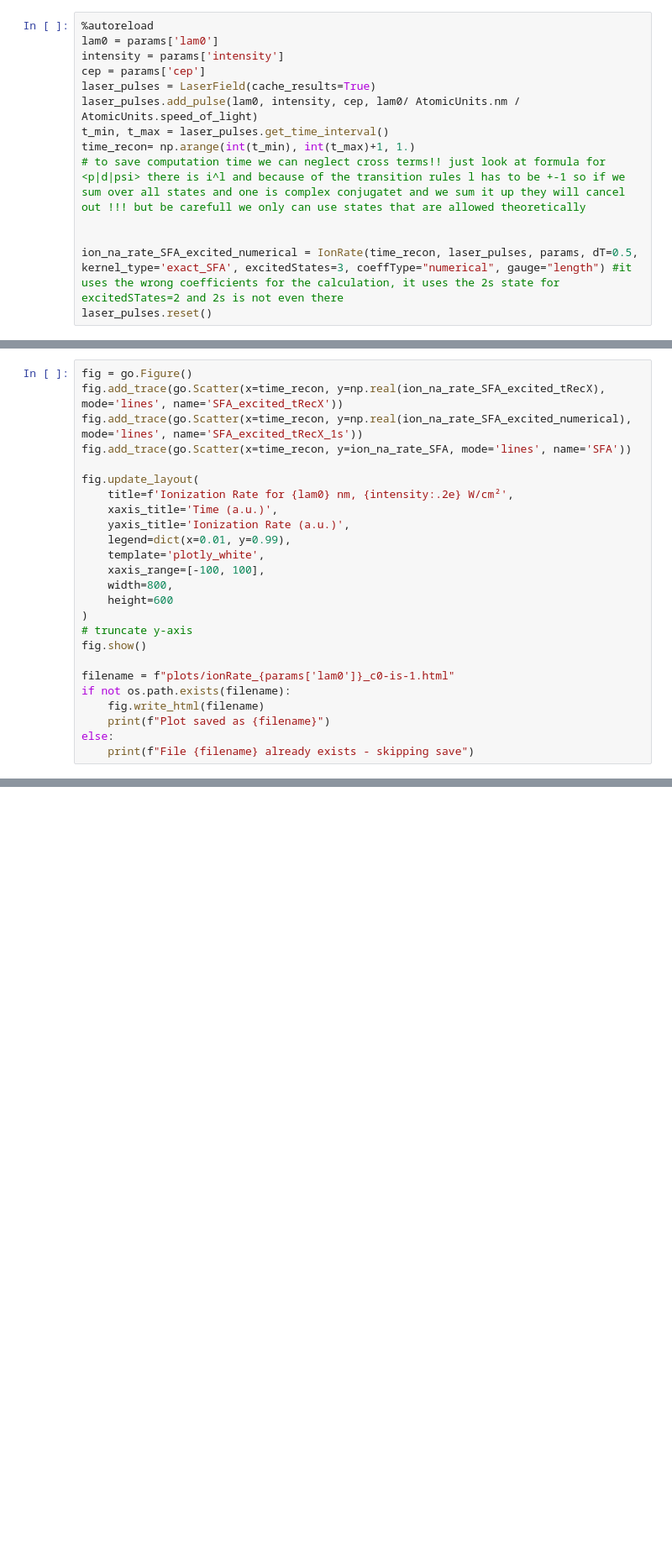
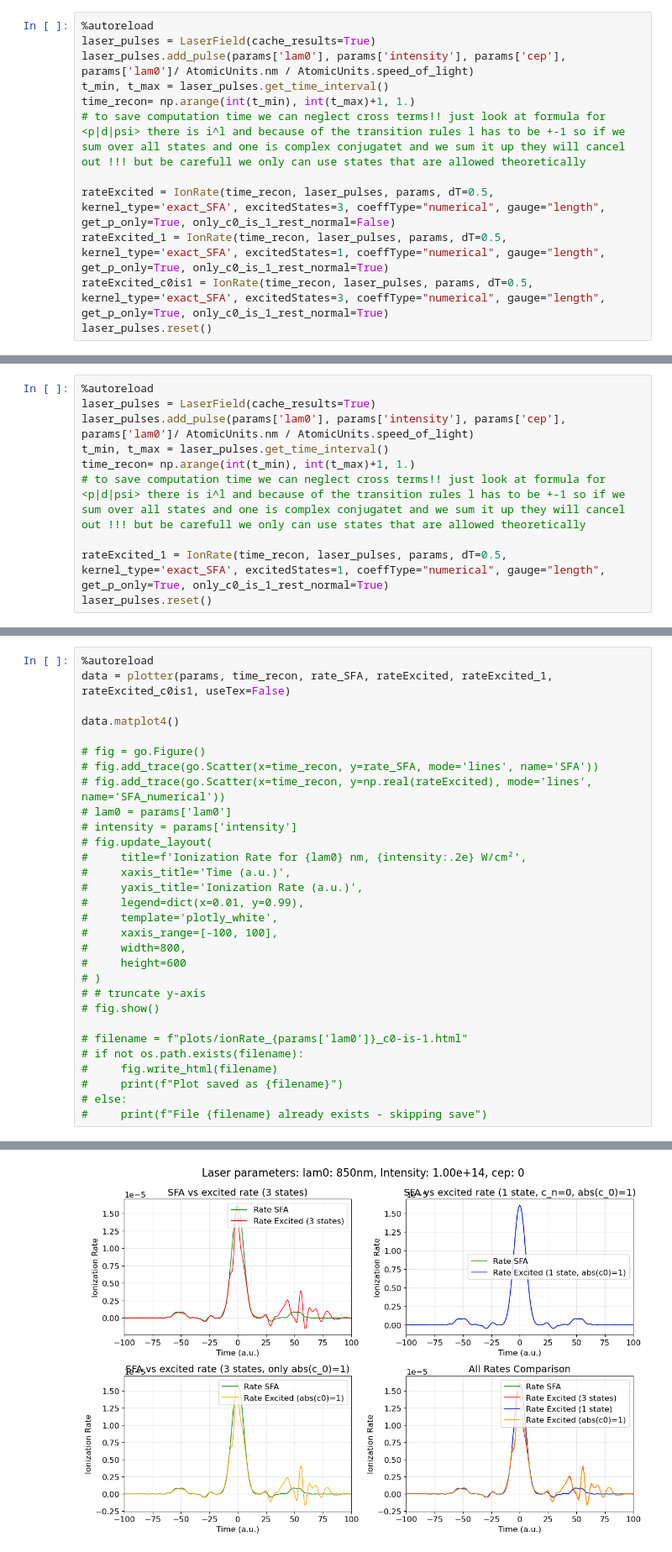
Before and after one commit to joporsch04/Bachelor-thesis, a Jupyter notebook: ionModel/python/verification.ipynb, the cells around one changed output, grey strips where cells are left out. Shown at 84% size. Cells and saved outputs as stored; diff of their text form; blank space fills up the shorter version.

```diff
--- a/ionModel/python/verification.ipynb
+++ b/ionModel/python/verification.ipynb
@@ -50,15 +35,13 @@ laser_pulses.reset()
 # %%
 %autoreload
-lam0 = params['lam0']
-intensity = params['intensity']
-cep = params['cep']
 laser_pulses = LaserField(cache_results=True)
-laser_pulses.add_pulse(lam0, intensity, cep, lam0/ AtomicUnits.nm / AtomicUnits.speed_of_light)
+laser_pulses.add_pulse(params['lam0'], params['intensity'], params['cep'], params['lam0']/ AtomicUnits.nm / AtomicUnits.speed_of_light)
 t_min, t_max = laser_pulses.get_time_interval()
 time_recon= np.arange(int(t_min), int(t_max)+1, 1.)
 # to save computation time we can neglect cross terms!! just look at formula for <p|d|psi> there is i^l and because of the transition rules l has to be +-1 so if we sum over all states and one is complex conjugatet and we sum it up they will cancel out !!! but be carefull we only can use states that are allowed theoretically
 
-
-ion_na_rate_SFA_excited_numerical = IonRate(time_recon, laser_pulses, params, dT=0.5, kernel_type='exact_SFA', excitedStates=3, coeffType="numerical", gauge="length") #it uses the wrong coefficients for the calculation, it uses the 2s state for excitedSTates=2 and 2s is not even there
+rateExcited = IonRate(time_recon, laser_pulses, params, dT=0.5, kernel_type='exact_SFA', excitedStates=3, coeffType="numerical", gauge="length", get_p_only=True, only_c0_is_1_rest_normal=False)
+rateExcited_1 = IonRate(time_recon, laser_pulses, params, dT=0.5, kernel_type='exact_SFA', excitedStates=1, coeffType="numerical", gauge="length", get_p_only=True, only_c0_is_1_rest_normal=True)
+rateExcited_c0is1 = IonRate(time_recon, laser_pulses, params, dT=0.5, kernel_type='exact_SFA', excitedStates=3, coeffType="numerical", gauge="length", get_p_only=True, only_c0_is_1_rest_normal=True)
 laser_pulses.reset()
 # %% [output]
@@ -81,0 +51,10 @@ Basis states (6): [(1, 0, 0), (2, 0, 0), (2, 1, 0), (3, 0, 0), (3, 1, 0), (3, 2,
+# %%
+%autoreload
+laser_pulses = LaserField(cache_results=True)
+laser_pulses.add_pulse(params['lam0'], params['intensity'], params['cep'], params['lam0']/ AtomicUnits.nm / AtomicUnits.speed_of_light)
+t_min, t_max = laser_pulses.get_time_interval()
+time_recon= np.arange(int(t_min), int(t_max)+1, 1.)
+# to save computation time we can neglect cross terms!! just look at formula for <p|d|psi> there is i^l and because of the transition rules l has to be +-1 so if we sum over all states and one is complex conjugatet and we sum it up they will cancel out !!! but be carefull we only can use states that are allowed theoretically
+
+rateExcited_1 = IonRate(time_recon, laser_pulses, params, dT=0.5, kernel_type='exact_SFA', excitedStates=1, coeffType="numerical", gauge="length", get_p_only=True, only_c0_is_1_rest_normal=True)
+laser_pulses.reset()
@@ -82,26 +63,31 @@ Basis states (6): [(1, 0, 0), (2, 0, 0), (2, 1, 0), (3, 0, 0), (3, 1, 0), (3, 2,
 # %%
-fig = go.Figure()
-fig.add_trace(go.Scatter(x=time_recon, y=np.real(ion_na_rate_SFA_excited_tRecX), mode='lines', name='SFA_excited_tRecX'))
-fig.add_trace(go.Scatter(x=time_recon, y=np.real(ion_na_rate_SFA_excited_numerical), mode='lines', name='SFA_excited_tRecX_1s'))
-fig.add_trace(go.Scatter(x=time_recon, y=ion_na_rate_SFA, mode='lines', name='SFA'))
+%autoreload
+data = plotter(params, time_recon, rate_SFA, rateExcited, rateExcited_1, rateExcited_c0is1, useTex=False)
 
-fig.update_layout(
-    title=f'Ionization Rate for {lam0} nm, {intensity:.2e} W/cm²',
-    xaxis_title='Time (a.u.)',
-    yaxis_title='Ionization Rate (a.u.)',
-    legend=dict(x=0.01, y=0.99),
-    template='plotly_white',
-    xaxis_range=[-100, 100],
-    width=800,
-    height=600
-)
-# truncate y-axis
-fig.show()
+data.matplot4()
 
-filename = f"plots/ionRate_{params['lam0']}_c0-is-1.html"
-if not os.path.exists(filename):
-    fig.write_html(filename)
-    print(f"Plot saved as {filename}")
-else:
-    print(f"File {filename} already exists - skipping save")
+# fig = go.Figure()
+# fig.add_trace(go.Scatter(x=time_recon, y=rate_SFA, mode='lines', name='SFA'))
+# fig.add_trace(go.Scatter(x=time_recon, y=np.real(rateExcited), mode='lines', name='SFA_numerical'))
+# lam0 = params['lam0']
+# intensity = params['intensity']
+# fig.update_layout(
+#     title=f'Ionization Rate for {lam0} nm, {intensity:.2e} W/cm²',
+#     xaxis_title='Time (a.u.)',
+#     yaxis_title='Ionization Rate (a.u.)',
+#     legend=dict(x=0.01, y=0.99),
+#     template='plotly_white',
+#     xaxis_range=[-100, 100],
+#     width=800,
+#     height=600
+# )
+# # truncate y-axis
+# fig.show()
+
+# filename = f"plots/ionRate_{params['lam0']}_c0-is-1.html"
+# if not os.path.exists(filename):
+#     fig.write_html(filename)
+#     print(f"Plot saved as {filename}")
+# else:
+#     print(f"File {filename} already exists - skipping save")
 # %% [output]
@@ -108,0 +95 @@ Plot saved as plots/ionRate_850_c0-is-1.html
+[figure, added]
```
Also changed, not shown: parts of 6 cells of this notebook, 13 other files.
